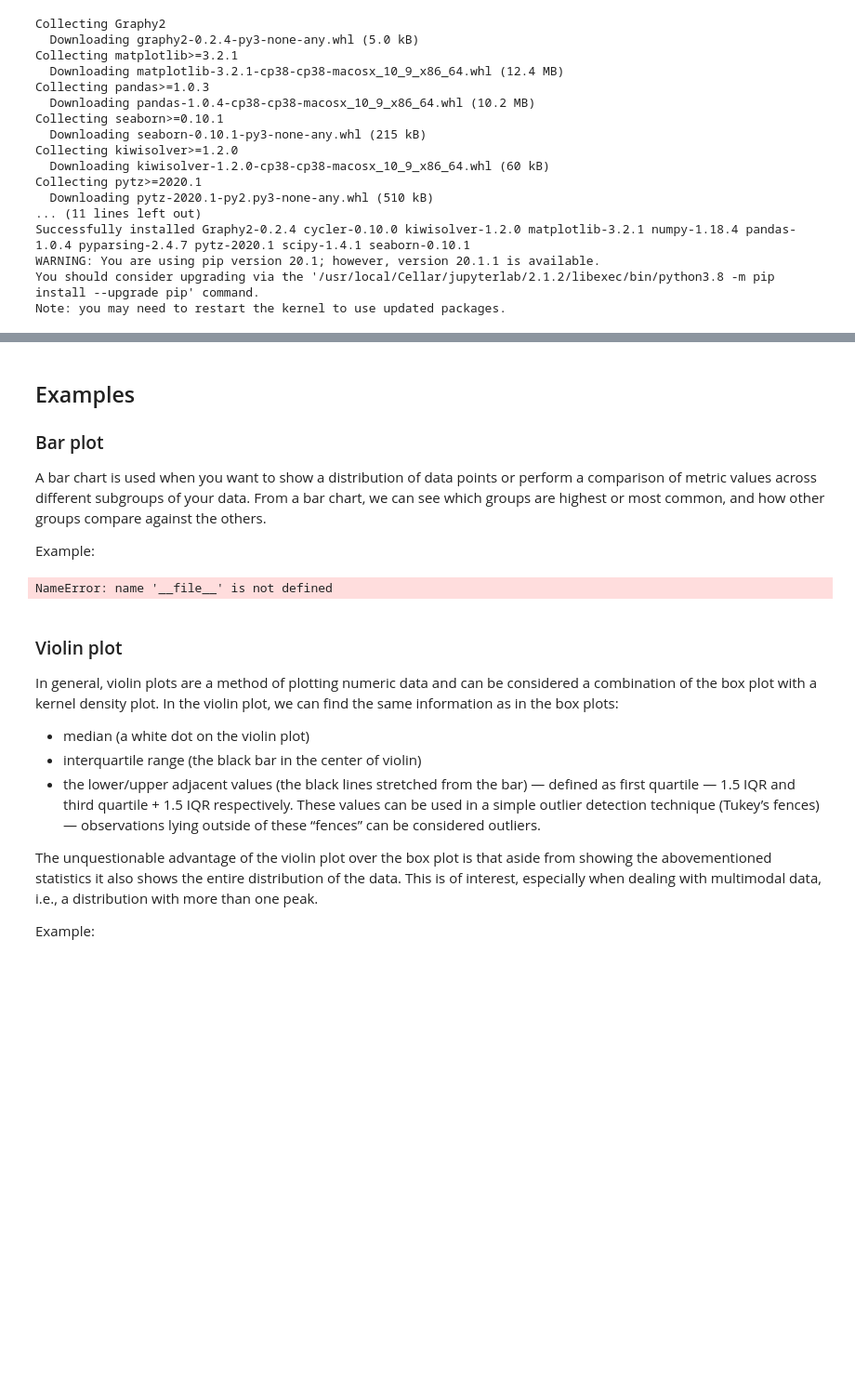
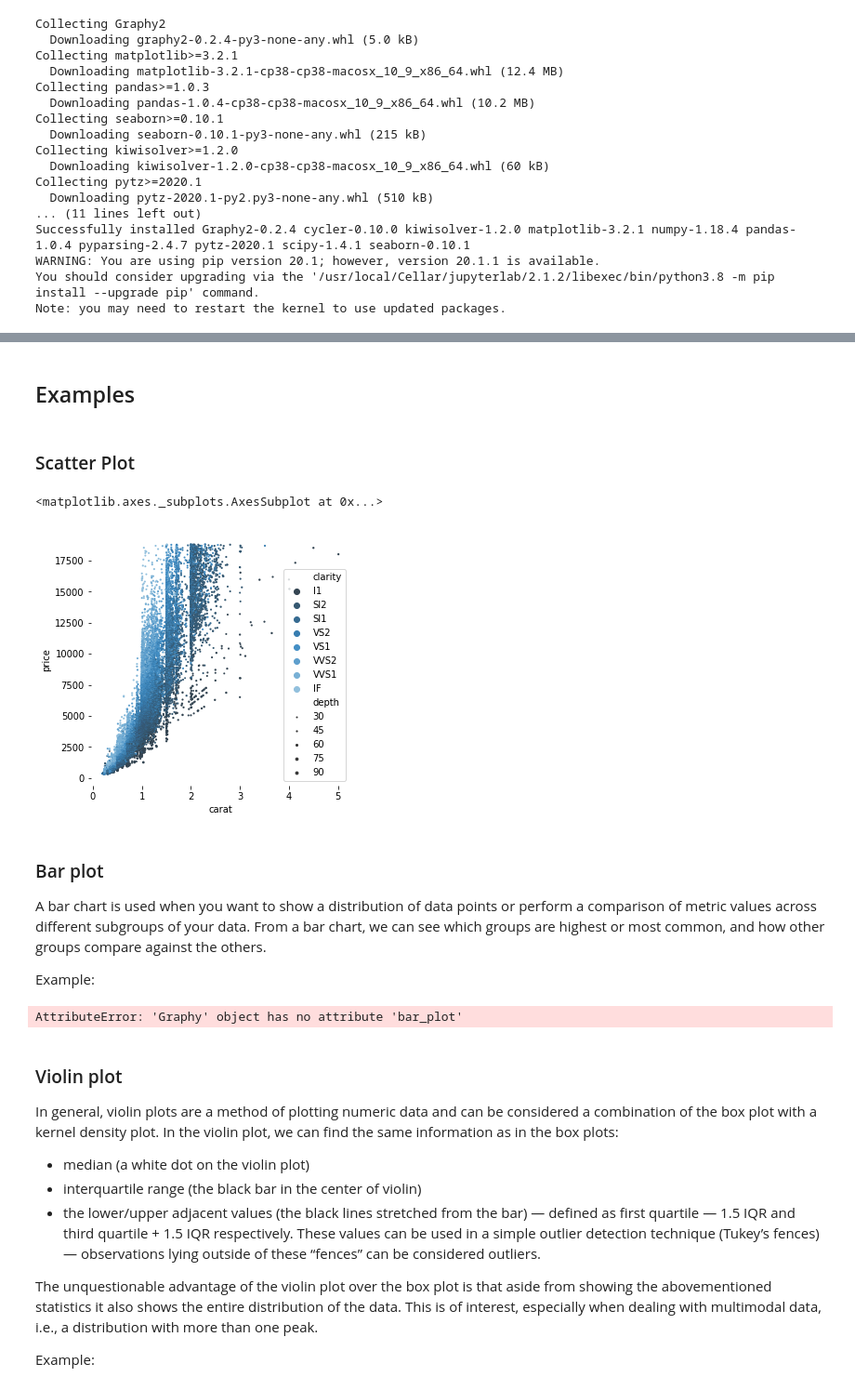
Before and after one commit to ninadicara/intro-to-python, a Jupyter notebook: Graphy2 - examples.ipynb, the cells around one changed output, grey strips where cells are left out. Shown: that part at 93% size. Saved outputs shown, nothing was run; the diff lists cells and outputs as text; code cells hidden in the pictures; blank space fills up the shorter version.

Commit message:
Updated imports and use of graphy2

```diff
--- a/Graphy2 - examples.ipynb
+++ b/Graphy2 - examples.ipynb
@@ -32,30 +46,35 @@ Note: you may need to restart the kernel to use updated packages.
+# %% [markdown]
+## Examples
+# %% [markdown]
+### Scatter Plot
+# %%
+# Load an example dataset from seaborn as the sample dataset
+diamonds = sns.load_dataset("diamonds")
+
+# Use a custom ranking relating to the clarity within the data
+clarity_ranking = ["I1", "SI2", "SI1", "VS2", "VS1", "VVS2", "VVS1", "IF"]
+
+# # Call graphy2 to produce the scatter plot
+Graphy(diamonds, os.getcwd()).scatter_plot("carat", "price", "clarity", "depth", clarity_ranking)
+# %% [output]
+<matplotlib.axes._subplots.AxesSubplot at 0x...>
+[figure, added]
 # %% [markdown]
-## Examples
-
 ### Bar plot
 
 A bar chart is used when you want to show a distribution of data points or perform a comparison of metric values across different subgroups of your data. From a bar chart, we can see which groups are highest or most common, and how other groups compare against the others.
 
 Example:
 # %%
-from graphy2.core import Graphy
+# Load an example dataset from seaborn as the sample dataset
+data = sns.load_dataset("tips")
 
-if __name__ == "__main__":
-
-    import seaborn as sns
-    import os
-
-    # Load an example dataset from seaborn as the sample dataset
-    data = sns.load_dataset("tips")
-
-    # Get the path for the directory of this file, and save output to new sub-directory 'plots'
-    write_dir = os.path.join(os.path.dirname(os.path.realpath(__file__)), "plots")
-
-    # Call graphy2 to produce a bar plot
-    Graphy(data, write_dir).bar_plot(x_var="sex", y_var="total_bill",
-                                     gradient_variable="smoker")
+# Call graphy2 to produce a bar plot
+Graphy(data, os.getcwd()).bar_plot(x_var="sex",
+                                           y_var="total_bill",
+                                           gradient_variable="smoker")
 # %% [output]
-NameError: name '__file__' is not defined
+AttributeError: 'Graphy' object has no attribute 'bar_plot'
 # %% [markdown]
 ### Violin plot
 
```
Also changed, not shown: parts of 5 cells of this notebook, 1 other file.
